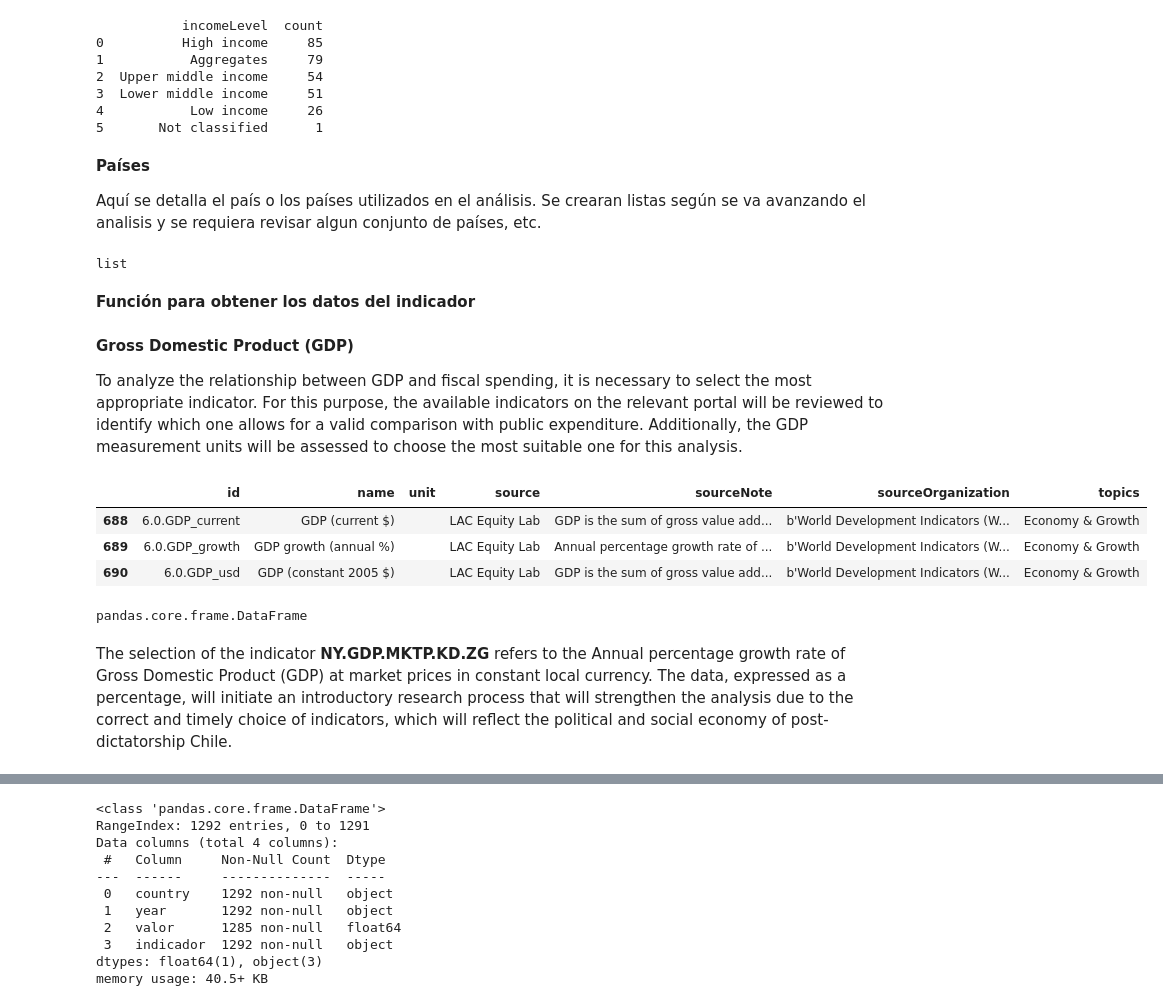
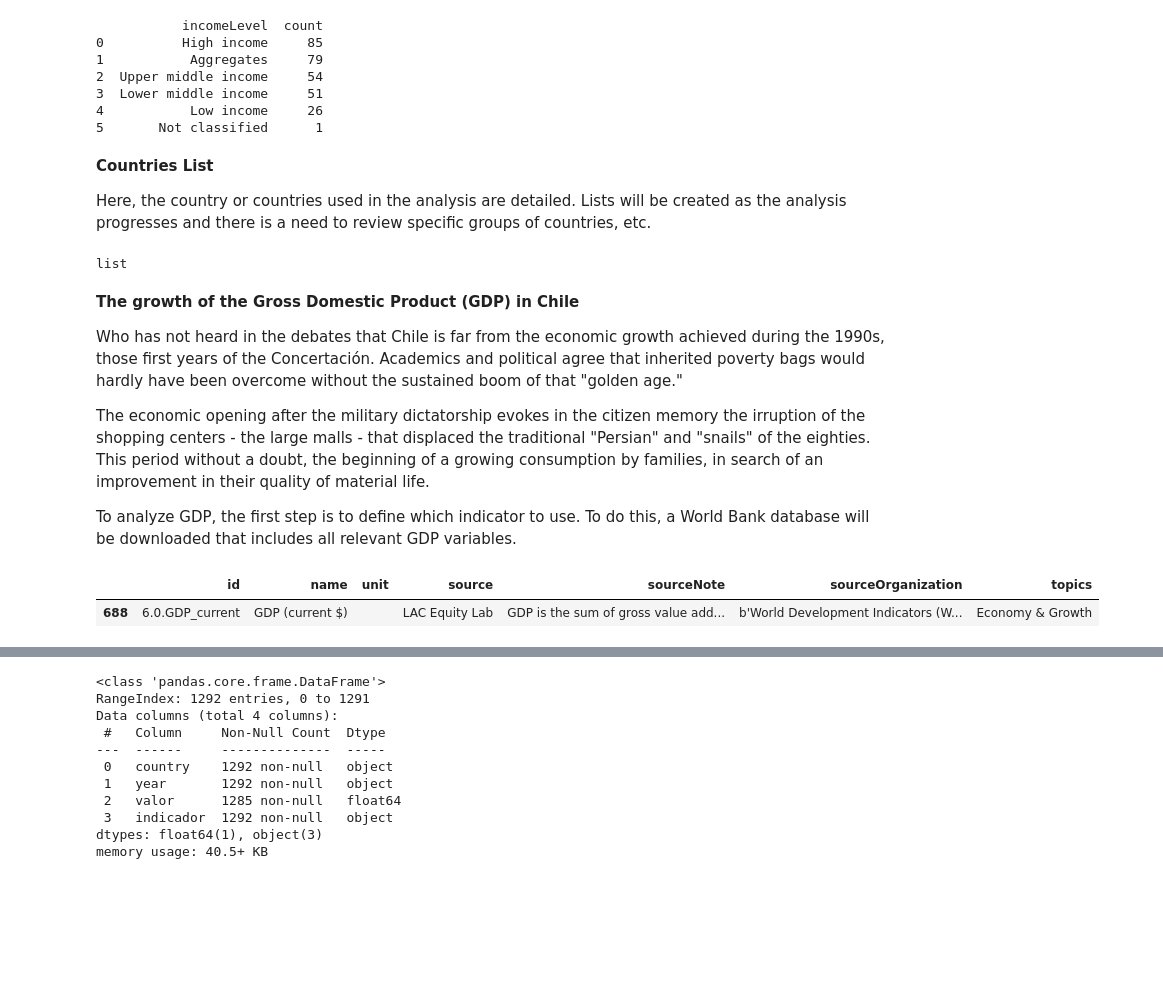
Before and after one commit to paulavsoto/Sociologia-Cuantitativa, a Jupyter notebook: Crecimiento_PIB.ipynb, the cells around one changed output, grey strips where cells are left out. Cells and saved outputs as stored; diff of their text form; code cells hidden in the pictures; blank space fills up the shorter version.

```diff
--- a/Crecimiento_PIB.ipynb
+++ b/Crecimiento_PIB.ipynb
@@ -54,9 +99,9 @@ print(conteo_paises_clasificacion)
 4           Low income     26
 5       Not classified      1
 # %% [markdown]
-**Países**
+**Countries List**
 
-Aquí se detalla el país o los países utilizados en el análisis. Se crearan listas según se va avanzando el analisis y se requiera revisar algun  conjunto de países, etc.
+Here, the country or countries used in the analysis are detailed. Lists will be created as the analysis progresses and there is a need to review specific groups of countries, etc.
 # %%
 #Primer grupo. Países que son parte de la OCDE
 
@@ -81,5 +124,3 @@ central_south_america = ['Belize', 'Costa Rica', 'El Salvador', 'Guatemala',
 type(central_south_america)
 # %% [output]
 list
-# %% [markdown]
-**Función para obtener los datos del indicador**
@@ -115,26 +127,21 @@ def descargar_datos_wb(indicadores, paises, inicio, fin):
 # %% [markdown]
-**Gross Domestic Product (GDP)**
+**The growth of the Gross Domestic Product (GDP) in Chile**
 
+Who has not heard in the debates that Chile is far from the economic growth achieved during the 1990s, those first years of the Concertación. Academics and political agree that inherited poverty bags would hardly have been overcome without the sustained boom of that "golden age."
 
-To analyze the relationship between GDP and fiscal spending, it is necessary to select the most appropriate indicator. For this purpose, the available indicators on the relevant portal will be reviewed to identify which one allows for a valid comparison with public expenditure. Additionally, the GDP measurement units will be assessed to choose the most suitable one for this analysis.
+The economic opening after the military dictatorship evokes in the citizen memory the irruption of the shopping centers - the large malls - that displaced the traditional "Persian" and "snails" of the eighties. This period without a doubt, the beginning of a growing consumption by families, in search of an improvement in their quality of material life.
+
+To analyze GDP, the first step is to define which indicator to use. To do this, a World Bank database will be downloaded that includes all relevant GDP variables.
 # %%
 # Buscar indicadores relacionados con "gdp"
 resultados = wb.search('gdp')
 
 # Convertir a DataFrame
 df_resultados = pd.DataFrame(resultados)
 
 # Mostrar las primeras filas y también generar un archivo excel por una sola vez
 #df_resultados.to_excel('GPD.xlsx')
-df_resultados.head(3)
+df_resultados.head(1)
 # %% [output]
 |  | id | name | unit | source | sourceNote | sourceOrganization | topics |
 | 688 | 6.0.GDP_current | GDP (current $) |  | LAC Equity Lab | GDP is the sum of gross value add... | b'World Development Indicators (W... | Economy & Growth |
-| 689 | 6.0.GDP_growth | GDP growth (annual %) |  | LAC Equity Lab | Annual percentage growth rate of ... | b'World Development Indicators (W... | Economy & Growth |
-| 690 | 6.0.GDP_usd | GDP (constant 2005 $) |  | LAC Equity Lab | GDP is the sum of gross value add... | b'World Development Indicators (W... | Economy & Growth |
-# %%
-type(df_resultados)
-# %% [output]
-pandas.core.frame.DataFrame
-# %% [markdown]
-The selection of the indicator **NY.GDP.MKTP.KD.ZG** refers to the Annual percentage growth rate of Gross Domestic Product (GDP) at market prices in constant local currency. The data, expressed as a percentage, will initiate an introductory research process that will strengthen the analysis due to the correct and timely choice of indicators, which will reflect the political and social economy of post-dictatorship Chile.
```
Also changed, not shown: parts of 37 cells of this notebook, 9 other files.
